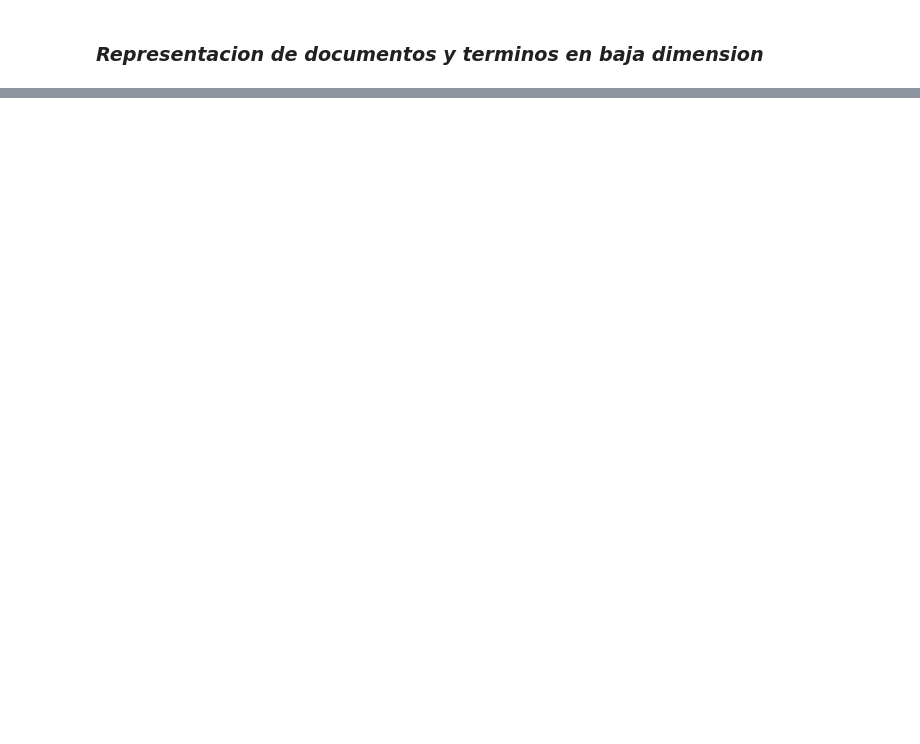
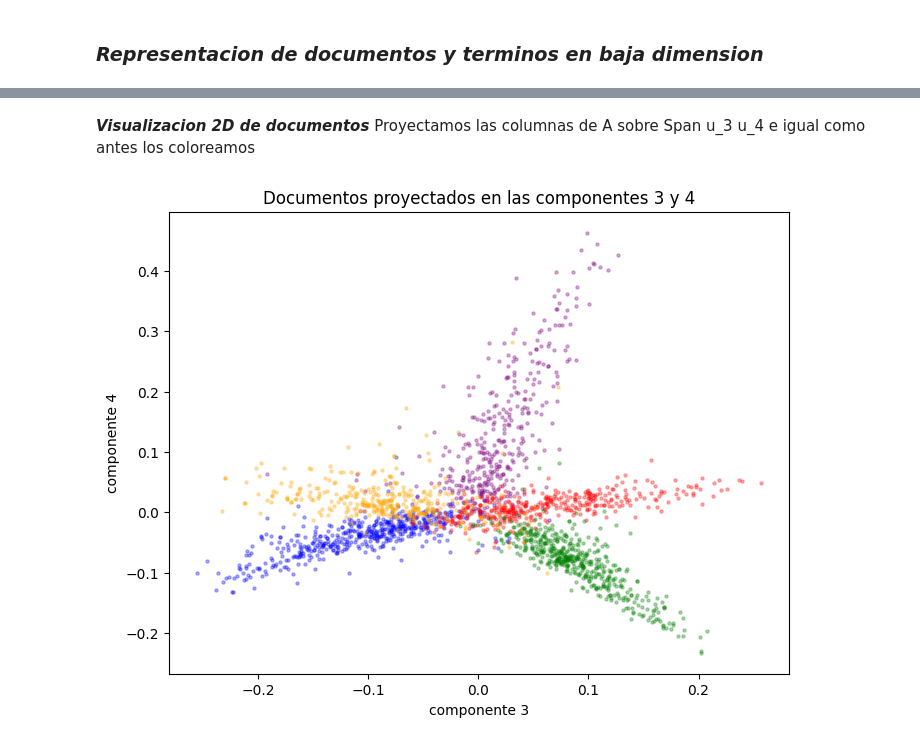
Before and after one commit to LmChicao/Proyecto-Computacional-IMT2230, a Jupyter notebook: jupyters/Cosas.ipynb, the cells around one changed output, grey strips where cells are left out. Drawn from its saved outputs; the diff is of its cells as text; code cells hidden in the pictures; blank space fills up the shorter version.

```diff
--- a/jupyters/Cosas.ipynb
+++ b/jupyters/Cosas.ipynb
@@ -372,0 +549,24 @@ Para retener el 90.0 % de la energia se necesitan k = 1337 componentes
+# %% [markdown]
+***Visualizacion 2D de documentos***
+Proyectamos las columnas de A sobre Span u_3 u_4 e igual como antes los coloreamos
+# %%
+#vectores singulares por la derecha
+v_a = Vt[2, :]
+v_b = Vt[3, :]
+
+#coordenadas de los documentos: (u_a^T A, u_b^T A) = (sigma_a v_a^T, sigma_b v_b^T)
+coord_a = s[a] * v_a
+coord_b = s[b] * v_b
+
+plt.figure(figsize=(8, 6))
+
+for c in colores:
+    mascara = categorias == c
+    plt.scatter(coord_a[mascara], coord_b[mascara], s=5 ,alpha=0.3, color=colores[c], label=c)
+
+plt.xlabel(f"componente {3}")
+plt.ylabel(f"componente {4}")
+plt.title("Documentos proyectados en las componentes 3 y 4")
+plt.show()
+# %% [output]
+[figure, added]
```
Also changed, not shown: parts of 13 cells of this notebook.
